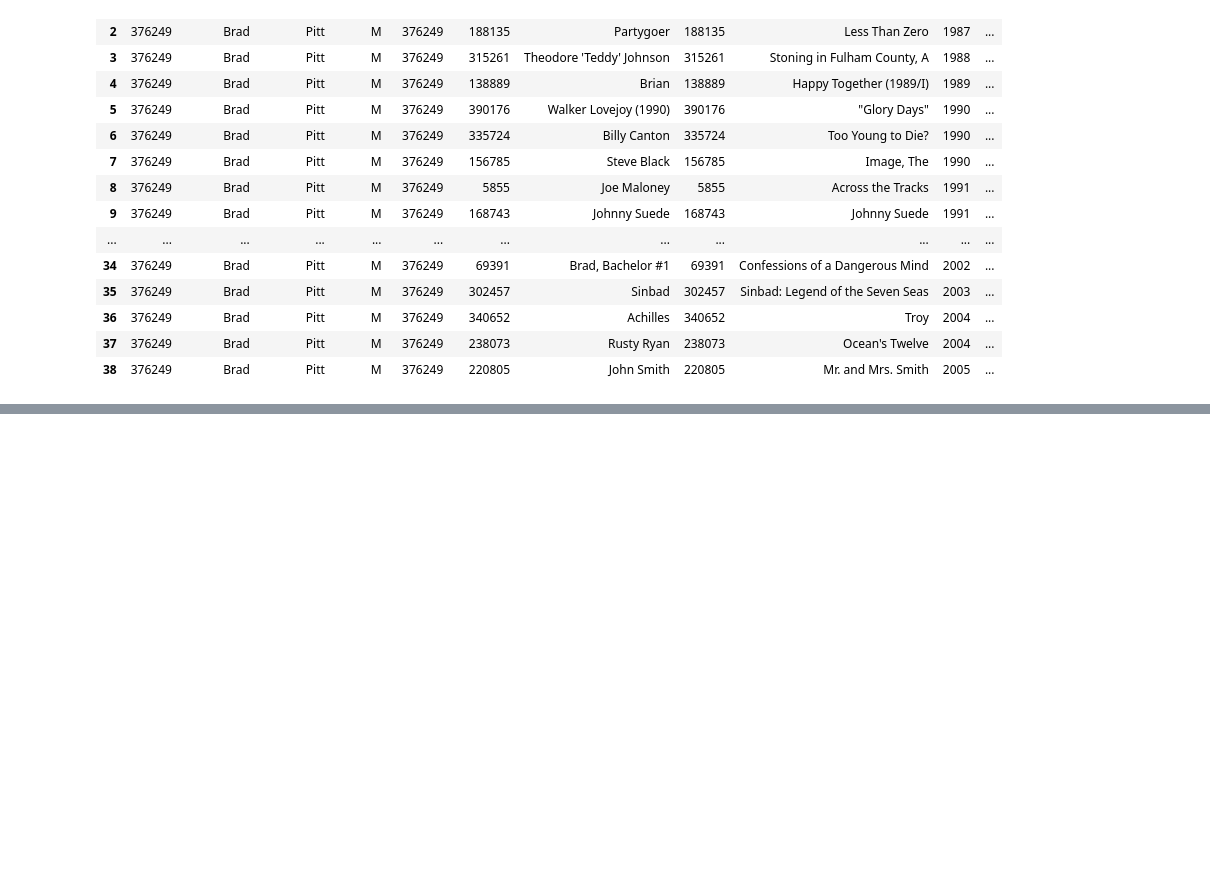
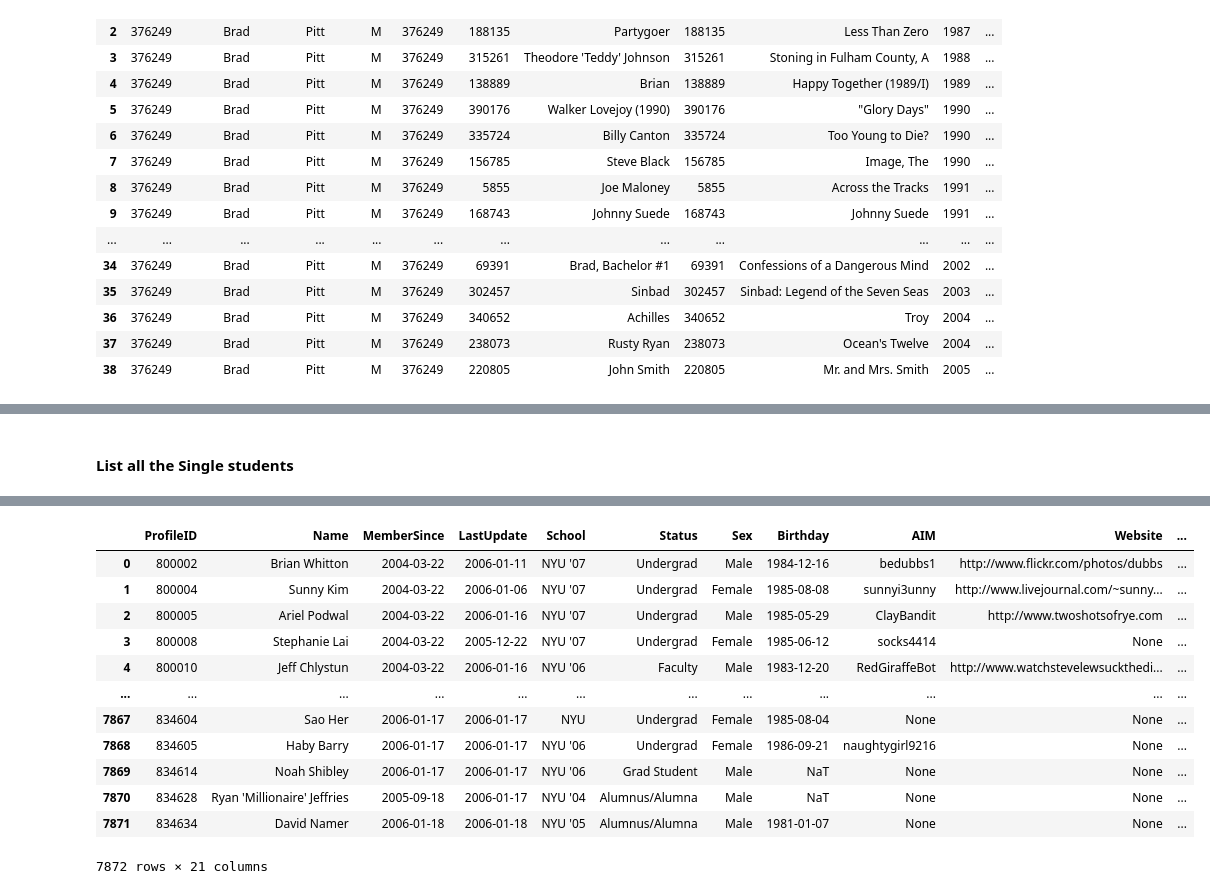
Before and after one commit to ipeirotis/introduction-to-databases, a Jupyter notebook: session4/C-Join_Queries.ipynb, the cells around one changed output, grey strips where cells are left out. Drawn from its saved outputs; the diff is of its cells as text; code cells hidden in the pictures; blank space fills up the shorter version.

```diff
--- a/session4/C-Join_Queries.ipynb
+++ b/session4/C-Join_Queries.ipynb
@@ -612,0 +623,9 @@ Query started at 09:49:06 PM UTC; Query executed in 0.01 m
+# %% [markdown]
+#### List all the Single students
+# %%
+%%read_sql
+SELECT *
+FROM Profiles P
+  INNER JOIN Relationship R ON R.ProfileID = P.ProfileID
+WHERE R.Status = 'Single'
+# %% [output]
@@ -612,0 +633,13 @@ Query started at 09:49:06 PM UTC; Query executed in 0.01 m
+|  | ProfileID | Name | MemberSince | LastUpdate | School | Status | Sex | Birthday | AIM | Website | ... |
+| 0 | 800002 | Brian Whitton | 2004-03-22 | 2006-01-11 | NYU '07 | Undergrad | Male | 1984-12-16 | bedubbs1 | http://www.flickr.com/photos/dubbs | ... |
+| 1 | 800004 | Sunny Kim | 2004-03-22 | 2006-01-06 | NYU '07 | Undergrad | Female | 1985-08-08 | sunnyi3unny | http://www.livejournal.com/~sunny... | ... |
+| 2 | 800005 | Ariel Podwal | 2004-03-22 | 2006-01-16 | NYU '07 | Undergrad | Male | 1985-05-29 | ClayBandit | http://www.twoshotsofrye.com | ... |
+| 3 | 800008 | Stephanie Lai | 2004-03-22 | 2005-12-22 | NYU '07 | Undergrad | Female | 1985-06-12 | socks4414 | None | ... |
+| 4 | 800010 | Jeff Chlystun | 2004-03-22 | 2006-01-16 | NYU '06 | Faculty | Male | 1983-12-20 | RedGiraffeBot | http://www.watchstevelewsuckthedi... | ... |
+| ... | ... | ... | ... | ... | ... | ... | ... | ... | ... | ... | ... |
+| 7867 | 834604 | Sao Her | 2006-01-17 | 2006-01-17 | NYU | Undergrad | Female | 1985-08-04 | None | None | ... |
+| 7868 | 834605 | Haby Barry | 2006-01-17 | 2006-01-17 | NYU '06 | Undergrad | Female | 1986-09-21 | naughtygirl9216 | None | ... |
+| 7869 | 834614 | Noah Shibley | 2006-01-17 | 2006-01-17 | NYU '06 | Grad Student | Male | NaT | None | None | ... |
+| 7870 | 834628 | Ryan 'Millionaire' Jeffries | 2005-09-18 | 2006-01-17 | NYU '04 | Alumnus/Alumna | Male | NaT | None | None | ... |
+| 7871 | 834634 | David Namer | 2006-01-18 | 2006-01-18 | NYU '05 | Alumnus/Alumna | Male | 1981-01-07 | None | None | ... |
+7872 rows × 21 columns
```
Also changed, not shown: parts of 21 cells of this notebook.
